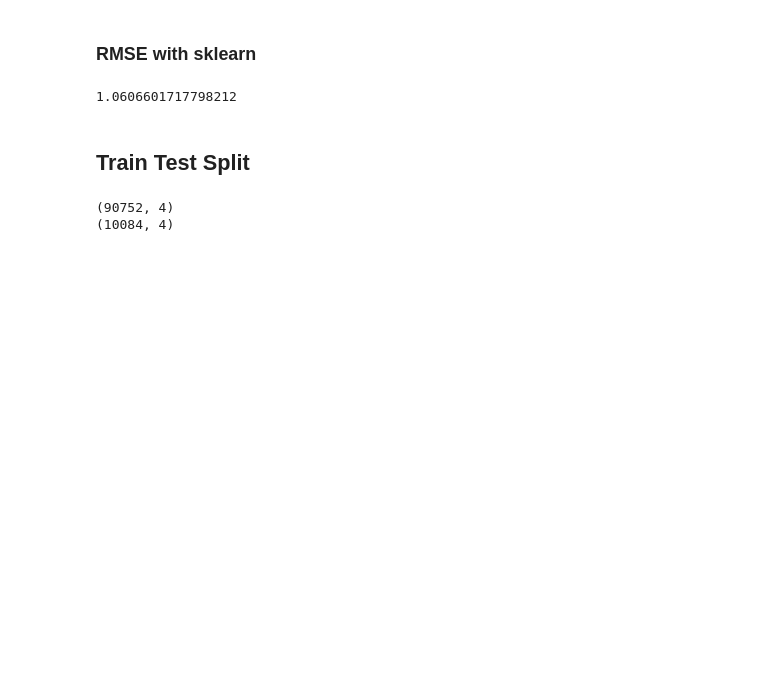
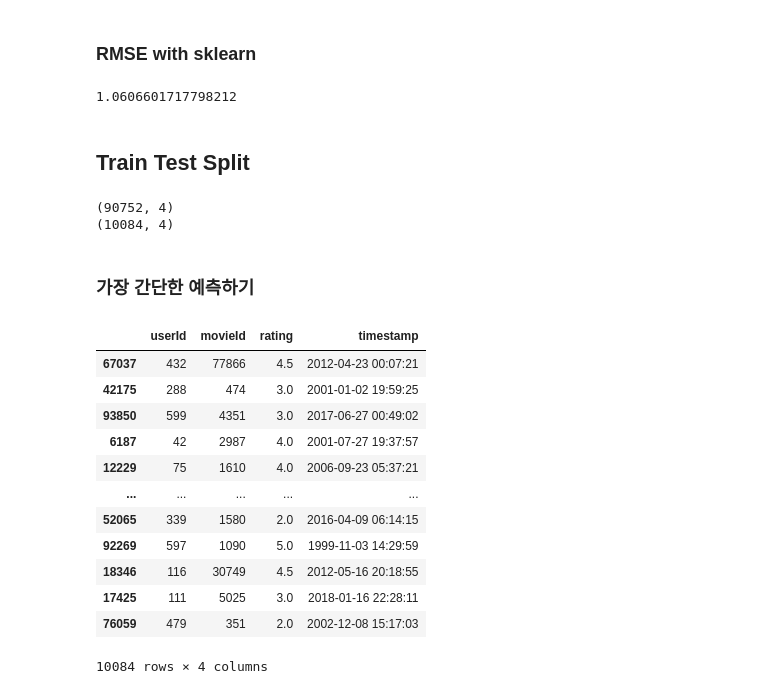
Before and after one commit to sangjinsu/recommendation-system, a Jupyter notebook: simple_recommedation.ipynb, the cells around one changed output. Drawn from its saved outputs; the diff is of its cells as text; code cells hidden in the pictures; blank space fills up the shorter version.

```diff
--- a/simple_recommedation.ipynb
+++ b/simple_recommedation.ipynb
@@ -84,3 +84,5 @@ print(test.shape)
 # %% [output]
 (90752, 4)
 (10084, 4)
+# %% [markdown]
+### 가장 간단한 예측하기
@@ -86,0 +91,16 @@ print(test.shape)
+# %%
+test
+# %% [output]
+|  | userId | movieId | rating | timestamp |
+| 67037 | 432 | 77866 | 4.5 | 2012-04-23 00:07:21 |
+| 42175 | 288 | 474 | 3.0 | 2001-01-02 19:59:25 |
+| 93850 | 599 | 4351 | 3.0 | 2017-06-27 00:49:02 |
+| 6187 | 42 | 2987 | 4.0 | 2001-07-27 19:37:57 |
+| 12229 | 75 | 1610 | 4.0 | 2006-09-23 05:37:21 |
+| ... | ... | ... | ... | ... |
+| 52065 | 339 | 1580 | 2.0 | 2016-04-09 06:14:15 |
+| 92269 | 597 | 1090 | 5.0 | 1999-11-03 14:29:59 |
+| 18346 | 116 | 30749 | 4.5 | 2012-05-16 20:18:55 |
+| 17425 | 111 | 5025 | 3.0 | 2018-01-16 22:28:11 |
+| 76059 | 479 | 351 | 2.0 | 2002-12-08 15:17:03 |
+10084 rows × 4 columns
```
Also changed, not shown: parts of 23 cells of this notebook.
